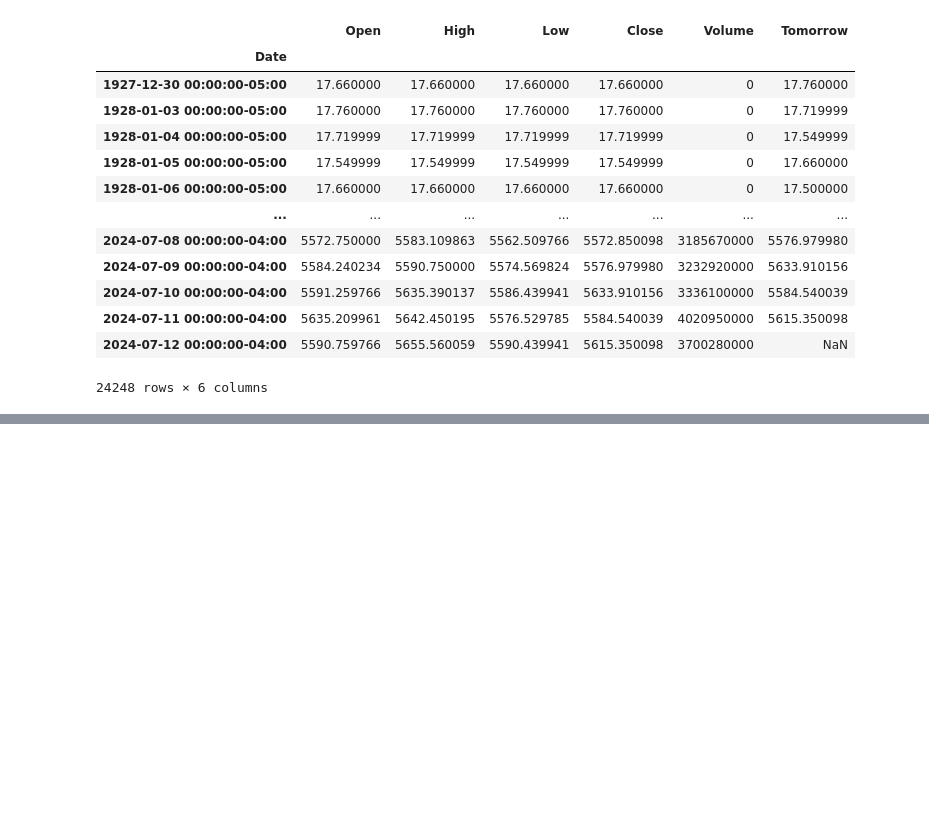
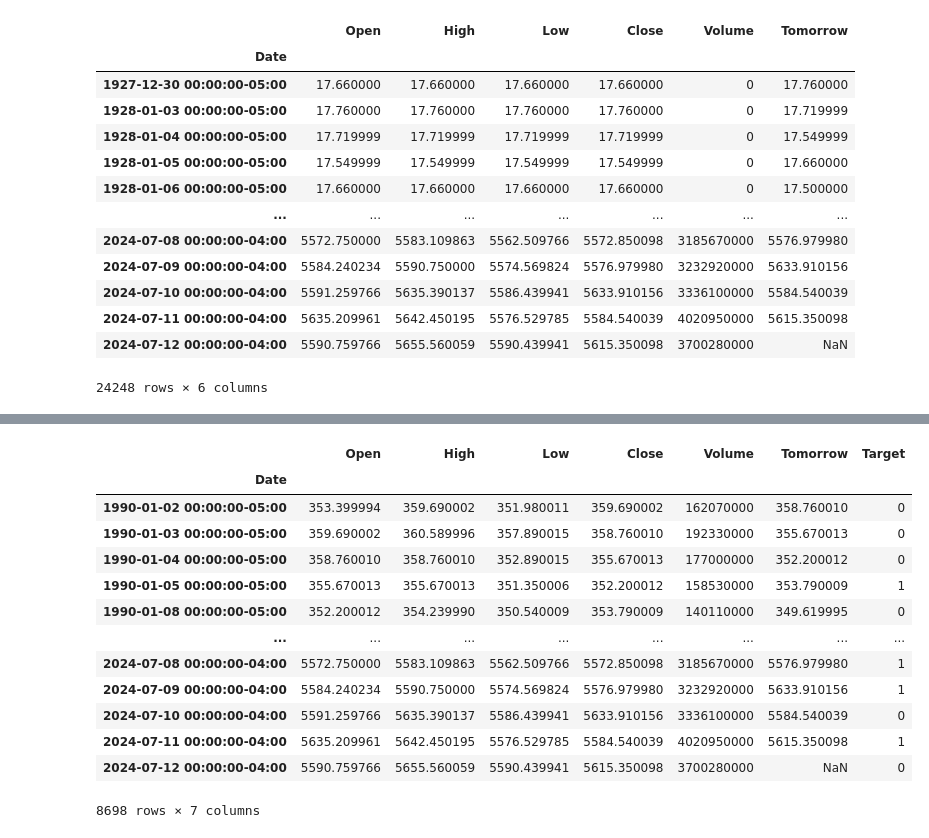
Before and after one commit to maradC/stock-Predictor, a Jupyter notebook: stock-predict.ipynb, the cells around one changed output, grey strips where cells are left out. Drawn from its saved outputs; the diff is of its cells as text; code cells hidden in the pictures; blank space fills up the shorter version.

```diff
--- a/stock-predict.ipynb
+++ b/stock-predict.ipynb
@@ -67,0 +89,17 @@ sp500
+# %%
+sp500
+# %% [output]
+|  | Open | High | Low | Close | Volume | Tomorrow | Target |
+| Date |  |  |  |  |  |  |  |
+| 1990-01-02 00:00:00-05:00 | 353.399994 | 359.690002 | 351.980011 | 359.690002 | 162070000 | 358.760010 | 0 |
+| 1990-01-03 00:00:00-05:00 | 359.690002 | 360.589996 | 357.890015 | 358.760010 | 192330000 | 355.670013 | 0 |
+| 1990-01-04 00:00:00-05:00 | 358.760010 | 358.760010 | 352.890015 | 355.670013 | 177000000 | 352.200012 | 0 |
+| 1990-01-05 00:00:00-05:00 | 355.670013 | 355.670013 | 351.350006 | 352.200012 | 158530000 | 353.790009 | 1 |
+| 1990-01-08 00:00:00-05:00 | 352.200012 | 354.239990 | 350.540009 | 353.790009 | 140110000 | 349.619995 | 0 |
+| ... | ... | ... | ... | ... | ... | ... | ... |
+| 2024-07-08 00:00:00-04:00 | 5572.750000 | 5583.109863 | 5562.509766 | 5572.850098 | 3185670000 | 5576.979980 | 1 |
+| 2024-07-09 00:00:00-04:00 | 5584.240234 | 5590.750000 | 5574.569824 | 5576.979980 | 3232920000 | 5633.910156 | 1 |
+| 2024-07-10 00:00:00-04:00 | 5591.259766 | 5635.390137 | 5586.439941 | 5633.910156 | 3336100000 | 5584.540039 | 0 |
+| 2024-07-11 00:00:00-04:00 | 5635.209961 | 5642.450195 | 5576.529785 | 5584.540039 | 4020950000 | 5615.350098 | 1 |
+| 2024-07-12 00:00:00-04:00 | 5590.759766 | 5655.560059 | 5590.439941 | 5615.350098 | 3700280000 | NaN | 0 |
+8698 rows × 7 columns
```
Also changed, not shown: parts of 3 cells of this notebook.
